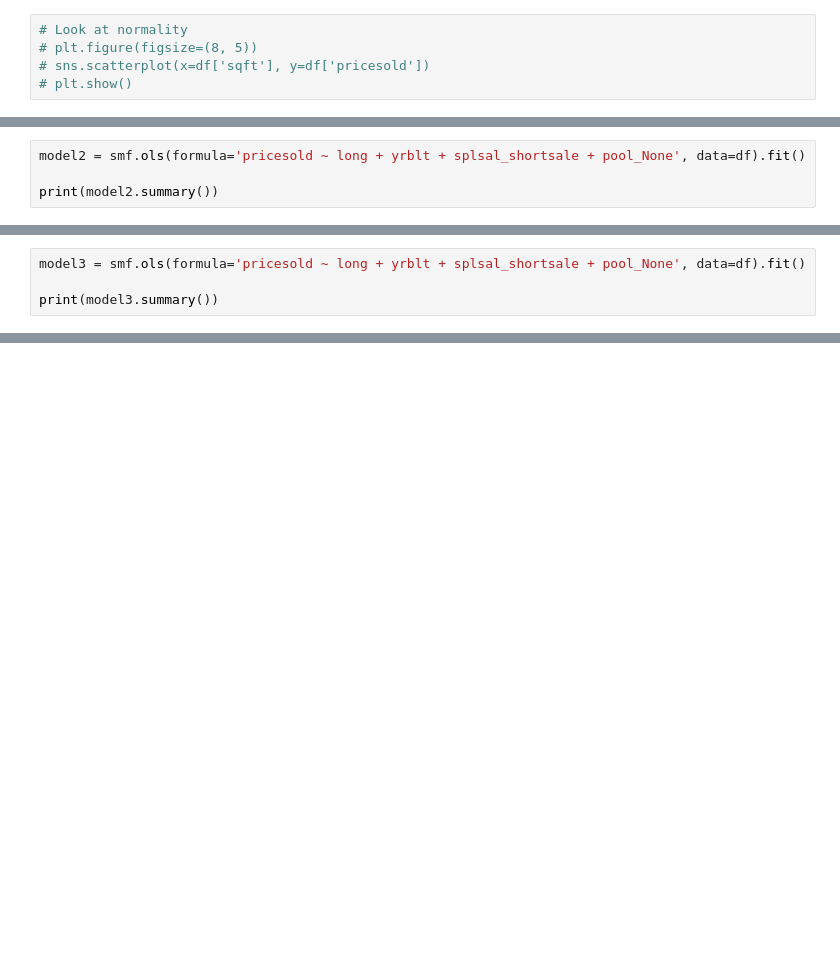
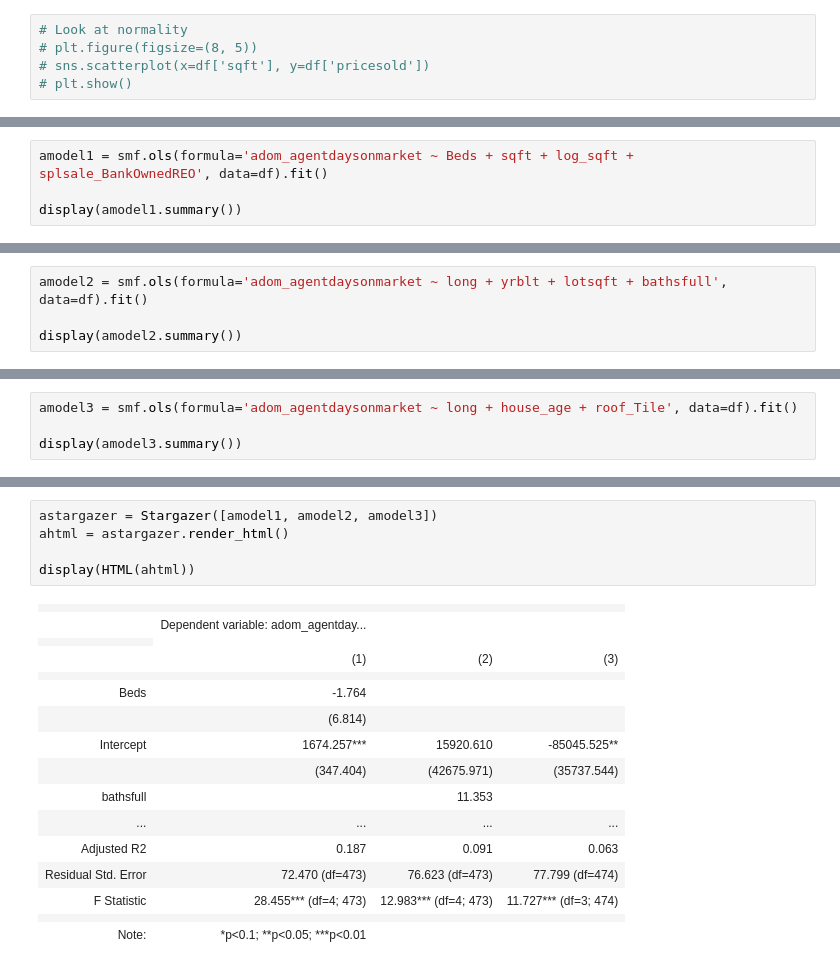
Before and after one commit to bombTechCoder/huntersGreen, a Jupyter notebook: scripts/predictSales.ipynb, the cells around one changed output, grey strips where cells are left out. Drawn from its saved outputs; the diff is of its cells as text; blank space fills up the shorter version.

```diff
--- a/scripts/predictSales.ipynb
+++ b/scripts/predictSales.ipynb
@@ -92,0 +195,4 @@ strong multicollinearity or other numerical problems.
+# %%
+amodel1 = smf.ols(formula='adom_agentdaysonmarket ~ Beds + sqft + log_sqft + splsale_BankOwnedREO', data=df).fit()
+
+display(amodel1.summary())
@@ -93,5 +224,5 @@ strong multicollinearity or other numerical problems.
 # %%
-model2 = smf.ols(formula='pricesold ~ long + yrblt + splsal_shortsale + pool_None', data=df).fit()
+amodel2 = smf.ols(formula='adom_agentdaysonmarket ~ long + yrblt + lotsqft + bathsfull', data=df).fit()
 
-print(model2.summary())
+display(amodel2.summary())
 # %% [output]
@@ -115,5 +253,5 @@ strong multicollinearity or other numerical problems.
 # %%
-model3 = smf.ols(formula='pricesold ~ long + yrblt + splsal_shortsale + pool_None', data=df).fit()
+amodel3 = smf.ols(formula='adom_agentdaysonmarket ~ long + house_age + roof_Tile', data=df).fit()
 
-print(model3.summary())
+display(amodel3.summary())
 # %% [output]
@@ -136,0 +281,22 @@ strong multicollinearity or other numerical problems.
+# %%
+astargazer = Stargazer([amodel1, amodel2, amodel3])
+ahtml = astargazer.render_html()
+
+display(HTML(ahtml))
+# %% [output]
+|  |  |  |  |
+|  | Dependent variable: adom_agentday... |  |  |
+|  |
+|  | (1) | (2) | (3) |
+|  |  |  |  |
+| Beds | -1.764 |  |  |
+|  | (6.814) |  |  |
+| Intercept | 1674.257*** | 15920.610 | -85045.525** |
+|  | (347.404) | (42675.971) | (35737.544) |
+| bathsfull |  | 11.353 |  |
+| ... | ... | ... | ... |
+| Adjusted R2 | 0.187 | 0.091 | 0.063 |
+| Residual Std. Error | 72.470 (df=473) | 76.623 (df=473) | 77.799 (df=474) |
+| F Statistic | 28.455*** (df=4; 473) | 12.983*** (df=4; 473) | 11.727*** (df=3; 474) |
+|  |  |  |  |
+| Note: | *p<0.1; **p<0.05; ***p<0.01 |  |  |
```
Also changed, not shown: parts of 11 cells of this notebook, 1 other file.
